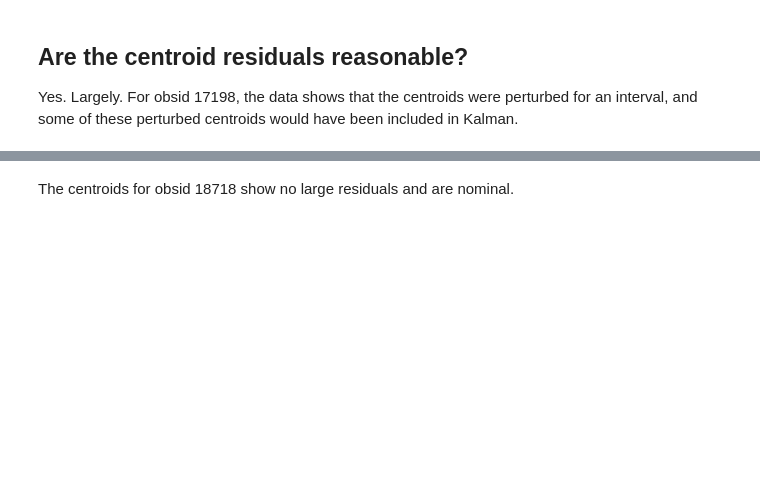
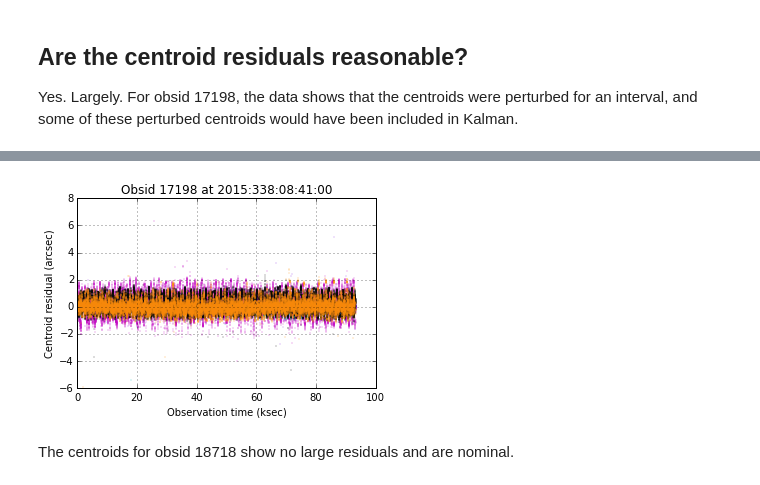
Before and after one commit to sot/aca_status_flags, a Jupyter notebook: ms_disable_in_guide_review.ipynb, the cells around one changed output, grey strips where cells are left out. Cells and saved outputs as stored; diff of their text form; code cells hidden in the pictures; blank space fills up the shorter version.

```diff
--- a/ms_disable_in_guide_review.ipynb
+++ b/ms_disable_in_guide_review.ipynb
@@ -173 +215,4 @@ analysis_plots.plot_centroids(17198, sp=False, ir=False, dp=None, ms=None);
 [figure]
+# %%
+analysis_plots.plot_centroids(17198, sp=False, ir=False, dp=None, ms=False);
+# %% [output]
@@ -174,2 +224,3 @@ analysis_plots.plot_centroids(17198, sp=False, ir=False, dp=None, ms=None);
+[figure, added]
 # %% [markdown]
 The centroids for obsid 18718 show no large residuals and are nominal.
```
Also changed, not shown: parts of 7 cells of this notebook.
